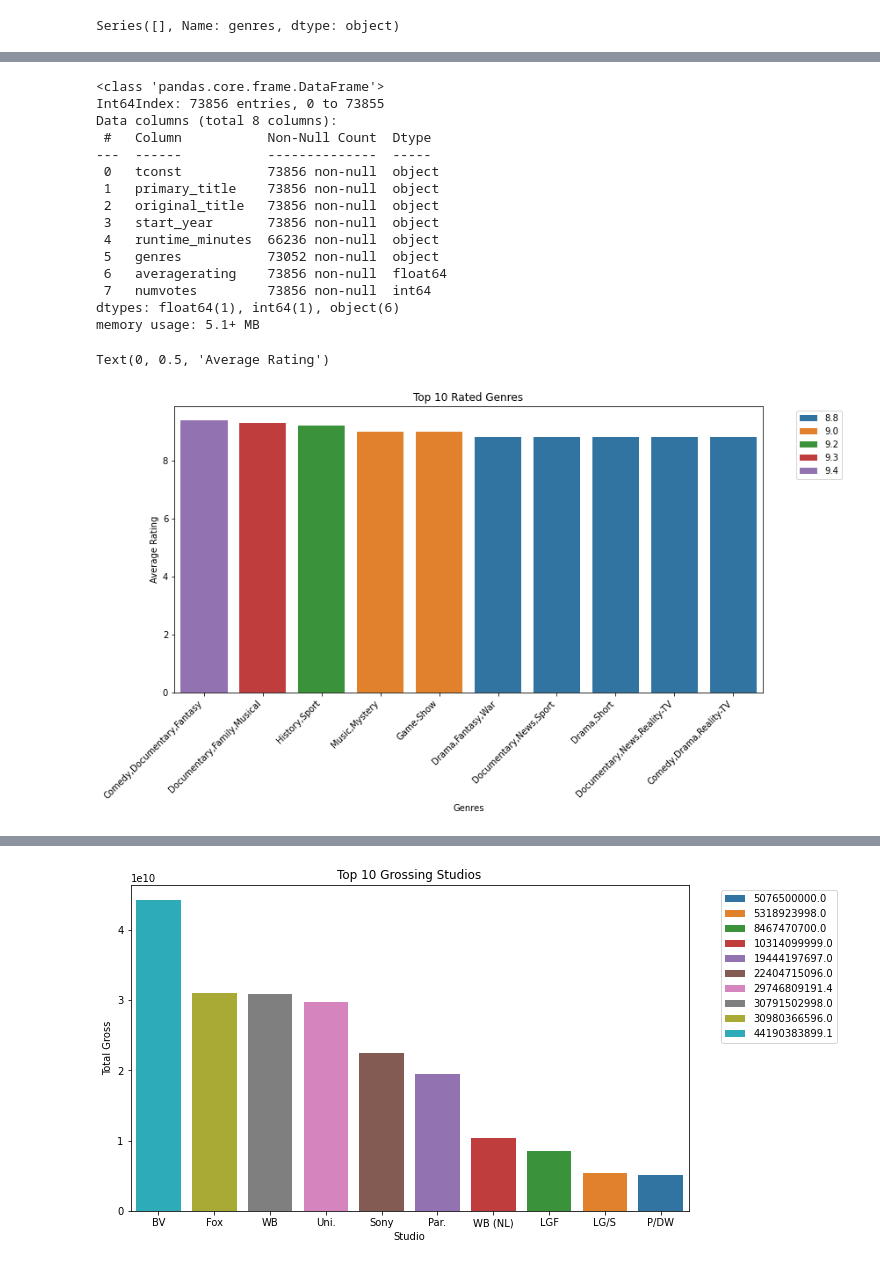
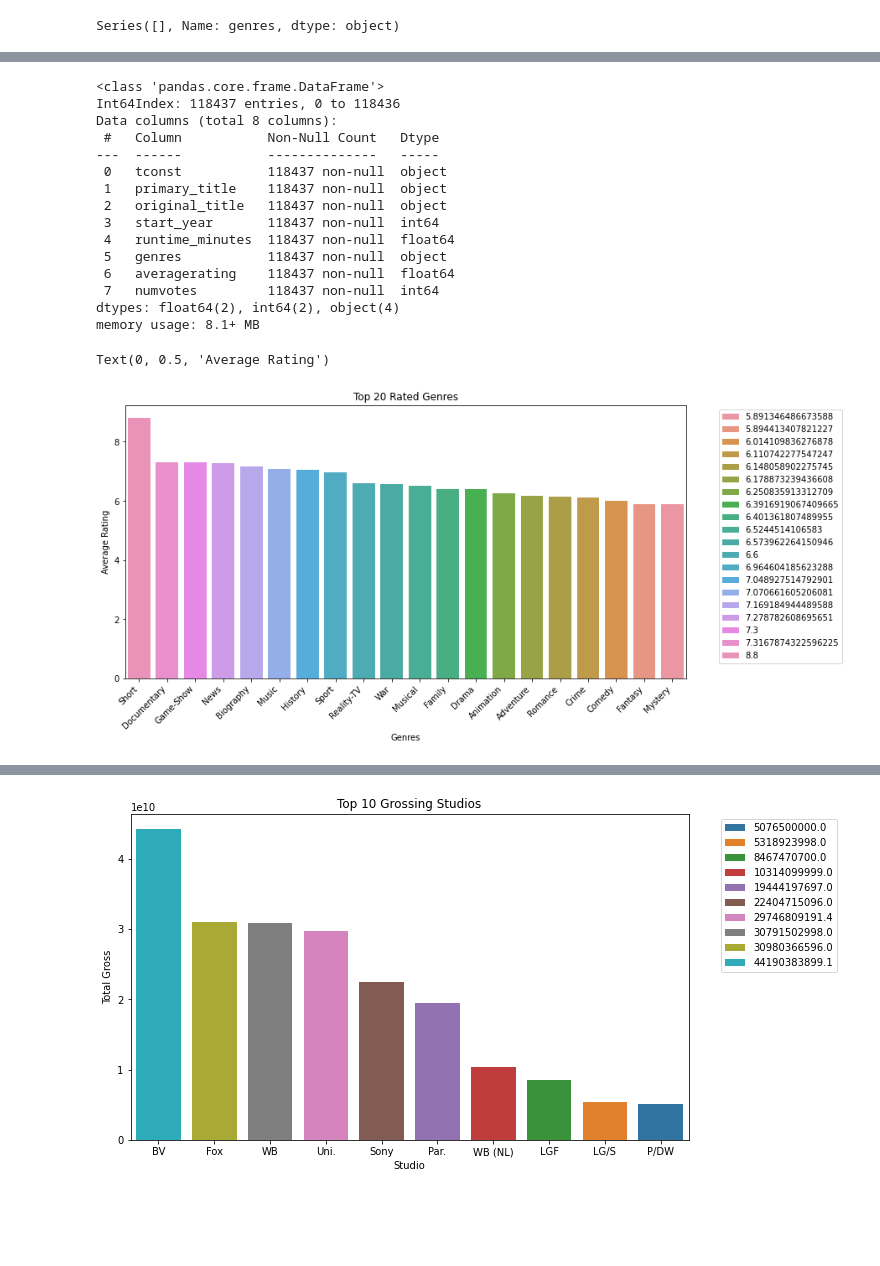
Before and after one commit to Bijal05/phase2_project, a Jupyter notebook: student.ipynb, the cells around one changed output, grey strips where cells are left out. Saved outputs shown, nothing was run; the diff lists cells and outputs as text; code cells hidden in the pictures; blank space fills up the shorter version.

```diff
--- a/student.ipynb
+++ b/student.ipynb
@@ -266,3 +224,6 @@ inner_merge=pd.merge(df4,df7,on='tconst')
+# %%
+#merge 2 dataset new df4(imdb.title.basics with splited genres) and df7(imdb.title.ratings)
+inner_merge=pd.merge(new_df,df7,on='tconst')
 # %%
 inner_merge.isnull().sum()
 inner_merge.dropna()
@@ -296,17 +257,17 @@ dtype: int64
 inner_merge.info()
 # %% [output]
 <class 'pandas.core.frame.DataFrame'>
-Int64Index: 73856 entries, 0 to 73855
+Int64Index: 118437 entries, 0 to 118436
 Data columns (total 8 columns):
- #   Column           Non-Null Count  Dtype
----  ------           --------------  -----
- 0   tconst           73856 non-null  object
- 1   primary_title    73856 non-null  object
- 2   original_title   73856 non-null  object
- 3   start_year       73856 non-null  object
- 4   runtime_minutes  66236 non-null  object
- 5   genres           73052 non-null  object
- 6   averagerating    73856 non-null  float64
- 7   numvotes         73856 non-null  int64
-dtypes: float64(1), int64(1), object(6)
-memory usage: 5.1+ MB
+ #   Column           Non-Null Count   Dtype
+---  ------           --------------   -----
+ 0   tconst           118437 non-null  object
+ 1   primary_title    118437 non-null  object
+ 2   original_title   118437 non-null  object
+ 3   start_year       118437 non-null  int64
+ 4   runtime_minutes  118437 non-null  float64
+ 5   genres           118437 non-null  object
+ 6   averagerating    118437 non-null  float64
+ 7   numvotes         118437 non-null  int64
+dtypes: float64(2), int64(2), object(4)
+memory usage: 8.1+ MB
@@ -318,16 +274,16 @@ import numpy as np
 # %%
-#inner_merge['averagerating'] = pd.to_numeric(inner_merge['averagerating'], errors='coerce')
+inner_merge['averagerating'] = pd.to_numeric(inner_merge['averagerating'], errors='coerce')
 mean_df = inner_merge.groupby('genres')['averagerating'].mean().reset_index().sort_values(by='averagerating', ascending=False)
-top10_rating = mean_df.nlargest(10, 'averagerating')
+top10_rating = mean_df.nlargest(20, 'averagerating')
 plt.figure(figsize=(12, 6))
 sns.barplot(x='genres', y='averagerating', data=top10_rating,hue='averagerating',dodge=False)
 plt.legend(bbox_to_anchor=(1.05,1),loc=2)
-plt.title('Top 10 Rated Genres')
+plt.title('Top 20 Rated Genres')
 plt.xlabel('Genres')
 plt.xticks(rotation=45, ha="right")
 plt.ylabel('Average Rating')
 # %% [output]
 Text(0, 0.5, 'Average Rating')
-[figure, old version]
+[figure, new version]
 # %%
 #inner_merge['averagerating'] = pd.to_numeric(inner_merge['averagerating'], errors='coerce')
```
Also changed, not shown: parts of 56 cells of this notebook.
